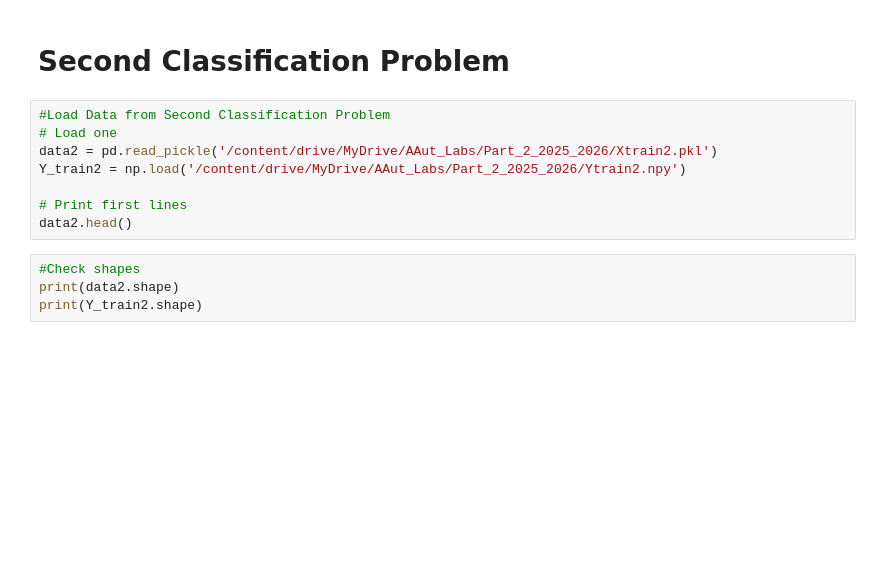
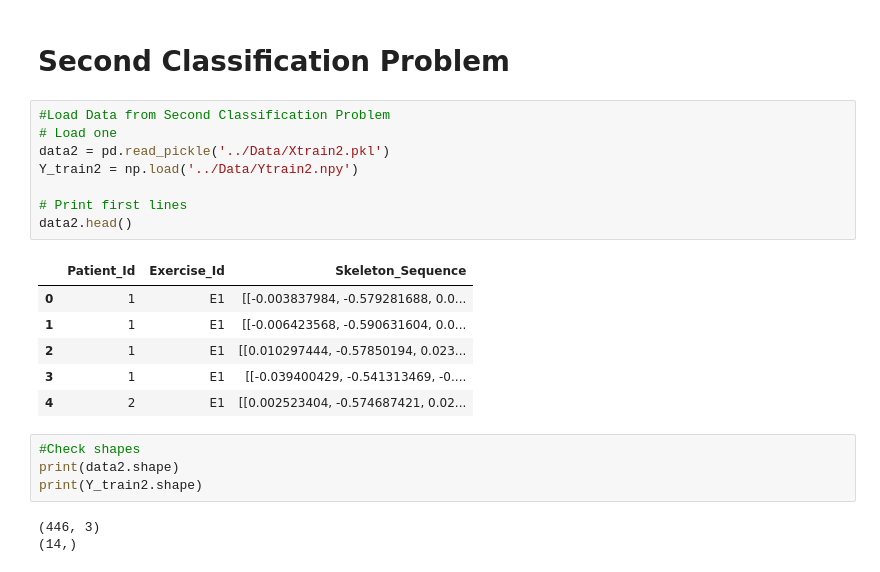
Before and after one commit to davidmarafuzgaspar/ist-machine-learning-project, a Jupyter notebook: Part - 2/Problem - 1/Development/Demo/Demo_Classification_Data.ipynb, the cells around one changed output. Saved outputs shown, nothing was run; the diff lists cells and outputs as text; blank space fills up the shorter version.

```diff
--- a/Part - 2/Problem - 1/Development/Demo/Demo_Classification_Data.ipynb
+++ b/Part - 2/Problem - 1/Development/Demo/Demo_Classification_Data.ipynb
@@ -38,15 +46,25 @@ print(X_train.shape) #700 sequences x (33 keypoints x mean of 2 dimensions + 33
 # %%
 #Load Data from Second Classification Problem
 # Load one
-data2 = pd.read_pickle('/content/drive/MyDrive/AAut_Labs/Part_2_2025_2026/Xtrain2.pkl')
-Y_train2 = np.load('/content/drive/MyDrive/AAut_Labs/Part_2_2025_2026/Ytrain2.npy')
+data2 = pd.read_pickle('../Data/Xtrain2.pkl')
+Y_train2 = np.load('../Data/Ytrain2.npy')
 
 # Print first lines
 data2.head()
+# %% [output]
+|  | Patient_Id | Exercise_Id | Skeleton_Sequence |
+| 0 | 1 | E1 | [[-0.003837984, -0.579281688, 0.0... |
+| 1 | 1 | E1 | [[-0.006423568, -0.590631604, 0.0... |
+| 2 | 1 | E1 | [[0.010297444, -0.57850194, 0.023... |
+| 3 | 1 | E1 | [[-0.039400429, -0.541313469, -0.... |
+| 4 | 2 | E1 | [[0.002523404, -0.574687421, 0.02... |
 # %%
 #Check shapes
 print(data2.shape)
 print(Y_train2.shape)
+# %% [output]
+(446, 3)
+(14,)
 # %%
 #Let's inspect one patient
 Pat1 = data2[data2['Patient_Id'] == 1]
```
Also changed, not shown: parts of 8 cells of this notebook, 4 other files.
